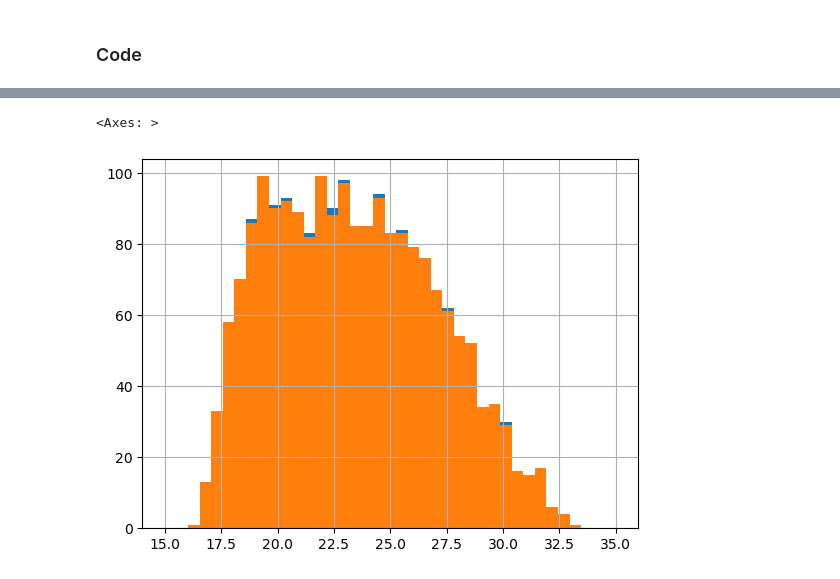
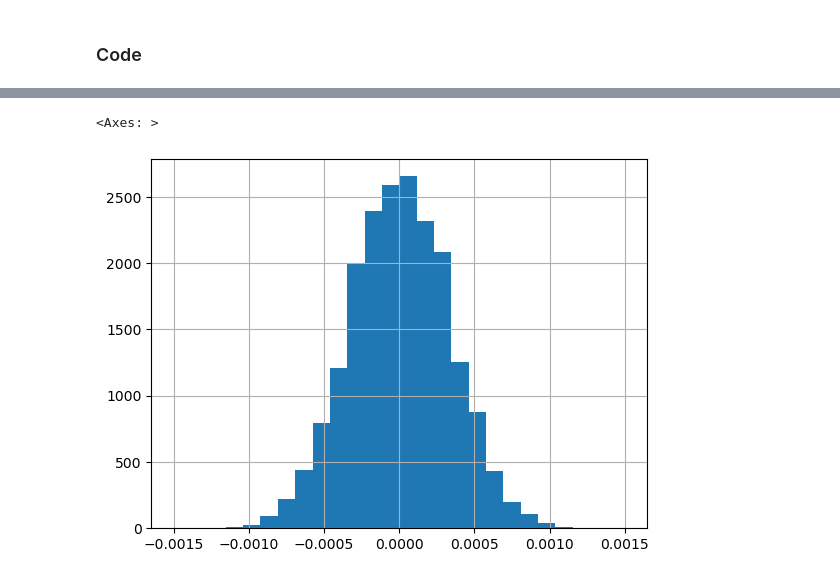
Before and after one commit to NicoloSalimbeni/muon_production_project, a Jupyter notebook: group_13_project.ipynb, the cells around one changed output, grey strips where cells are left out. Saved outputs shown, nothing was run; the diff lists cells and outputs as text; code cells hidden in the pictures.

```diff
--- a/group_13_project.ipynb
+++ b/group_13_project.ipynb
@@ -540,5 +579,8 @@ plt.show()
 # %%
 # propagation of the muons and antimuons in the magnetic field
 z_exit = L+z_mag # m
-R_mu_exitB, theta_mu = propagate_muons_in_Bfield(R_mu_entrance, P_mu, z_exit, muon_mass, B)
-R_anti_mu_exitB, theta_antimu = propagate_antimuons_in_Bfield(R_anti_mu_entrance, P_anti_mu, z_exit, muon_mass, B)
+#R_mu_exitB, theta_mu = propagate_muons_in_Bfield(R_mu_entrance, P_mu, z_exit, muon_mass, B)
+#R_anti_mu_exitB, theta_antimu = propagate_antimuons_in_Bfield(R_anti_mu_entrance, P_anti_mu, z_exit, muon_mass, B)
+R_mu_exitB, P_mu_afterB = propagate_particles_in_B(R_mu_entrance, P_mu, -1, B, L)
+R_anti_mu_exitB, P_anti_mu_afterB = propagate_particles_in_B(R_anti_mu_entrance, P_anti_mu, 1, B, L)
+#P_anti_mu_afterB
@@ -569,5 +614,6 @@ plt.show()
 ### Code
 # %%
 # propagation of the muons and antimuons momenta in the magnetic field
-P_mu_afterB = propagate_mu_momenta(P_mu, theta_mu)
-P_anti_mu_afterB = propagate_antimu_momenta(P_anti_mu, theta_antimu)
+#P_mu_afterB = propagate_mu_momenta(P_mu, theta_mu)
+#P_anti_mu_afterB = propagate_antimu_momenta(P_anti_mu, theta_antimu)
+print(P_mu, P_mu_afterB)
@@ -1178,3 +1322,19 @@ df_downstream_muons_fit["physical_tracks"] = is_physical
 # match muons and antimuons when possible, otherwise set lost if it's a non physical pair, or to_do if our method is not enougth
 for df in df_upstream_muons_fit:
     df["tracking_particle"] = match_muons_antimuons_vy(df,df_downstream_muons_fit,df_downstream_antimuons_fit)
+# %%
+# match remaining particles using radius
+to_do_mask = df_upstream_muons_fit[0]["tracking_particle"] == "to_do"
+n_to_do_before = np.sum(to_do_mask.values)
+print("there are {} events to match using the radius technique!".format(n_to_do_before))
+if np.any(to_do_mask):
+    labels_0 = match_with_radius(df_upstream_muons_fit[0][to_do_mask],df_downstream_muons_fit[to_do_mask],df_downstream_antimuons_fit[to_do_mask],z_mag,z_mag+L,B)
+    labels_1 = match_with_radius(df_upstream_muons_fit[1][to_do_mask],df_downstream_muons_fit[to_do_mask],df_downstream_antimuons_fit[to_do_mask],z_mag,z_mag+L,B)
+    same_particle_mask = labels_0 == labels_1 # case in which the radious technique does not work
+    labels_0[same_particle_mask] = "to_do"
+    labels_1[same_particle_mask] = "to_do"
+    df_upstream_muons_fit[0].loc[to_do_mask, "tracking_particle"] = labels_0
+    df_upstream_muons_fit[1].loc[to_do_mask, "tracking_particle"] = labels_1
+    to_do_mask_after = df_upstream_muons_fit[0]["tracking_particle"] == "to_do"
+    n_to_do_after = np.sum(to_do_mask_after.values)
+    print("there are {} events left to match, so in these cases we have a {}% rate of success (apparently!)".format(n_to_do_after,(n_to_do_before-n_to_do_after)*100/n_to_do_before))
@@ -2169,7 +2424,6 @@ Reconstructed momentum for the antimuons:
 # %%
 fig, ax = plt.subplots(1,1)
-(np.sqrt(mu_reconstructed_P["P_xz"]**2+mu_reconstructed_P["P_y"]**2)).hist(ax = ax, bins = np.linspace(15,35,40))
-(np.sqrt(simulated_events["px_mu1"]**2+simulated_events["py_mu1"]**2+simulated_events["pz_mu1"]**2)).hist(ax = ax, bins = np.linspace(15,35,40))
+(antimu_reconstructed_P["P_y"] - simulated_events["py_mu2"]).hist(ax = ax, bins =np.linspace(-0.0015,0.0015,27))
 # %% [output]
 <Axes: >
-[figure, old version]
+[figure, new version]
```
Also changed, not shown: parts of 28 cells of this notebook.
